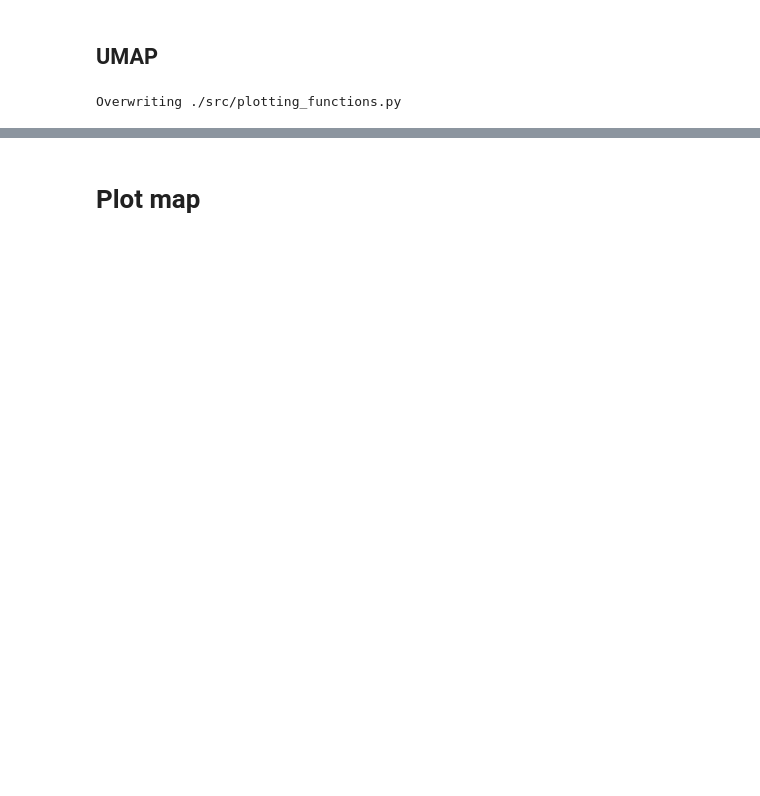
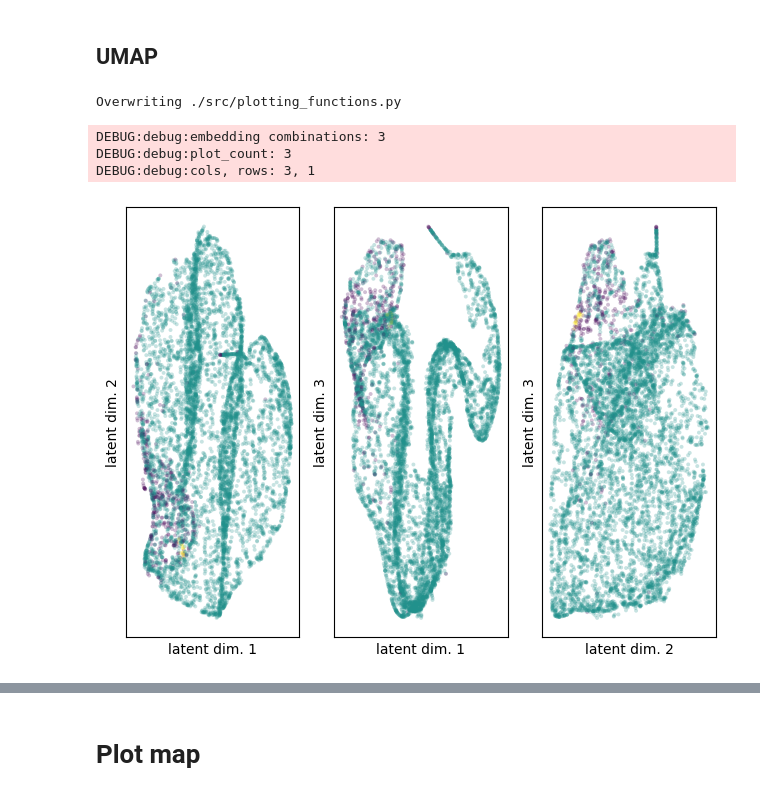
Before and after one commit to ekepes112/libs_segmentation, a Jupyter notebook: notebooks/EXP_fullSpectralClustering.ipynb, the cells around one changed output, grey strips where cells are left out. Cells and saved outputs as stored; diff of their text form; code cells hidden in the pictures; blank space fills up the shorter version.

```diff
--- a/notebooks/EXP_fullSpectralClustering.ipynb
+++ b/notebooks/EXP_fullSpectralClustering.ipynb
@@ -11,6 +13,11 @@ from sklearn.metrics.pairwise import cosine_distances
 from sklearn.decomposition import PCA
 from sklearn.manifold import TSNE
 import umap
+# %%
+logging.basicConfig(level=logging.DEBUG)
+
+db_logger = logging.getLogger(name='debug')
+db_logger.setLevel(logging.DEBUG)
 # %%
 %cd ..
 %load_ext autoreload
@@ -257,2 +335,13 @@ def plot_embedding(
 # %% [output]
 Overwriting ./src/plotting_functions.py
+# %%
+plot_embedding(
+    tsne_embedding,
+    colors=plot_labels,
+    marker_size=8
+)
+# %% [output]
+DEBUG:debug:embedding combinations: 3
+DEBUG:debug:plot_count: 3
+DEBUG:debug:cols, rows: 3, 1
+[figure, added]
```
Also changed, not shown: parts of 17 cells of this notebook, 1 other file.
